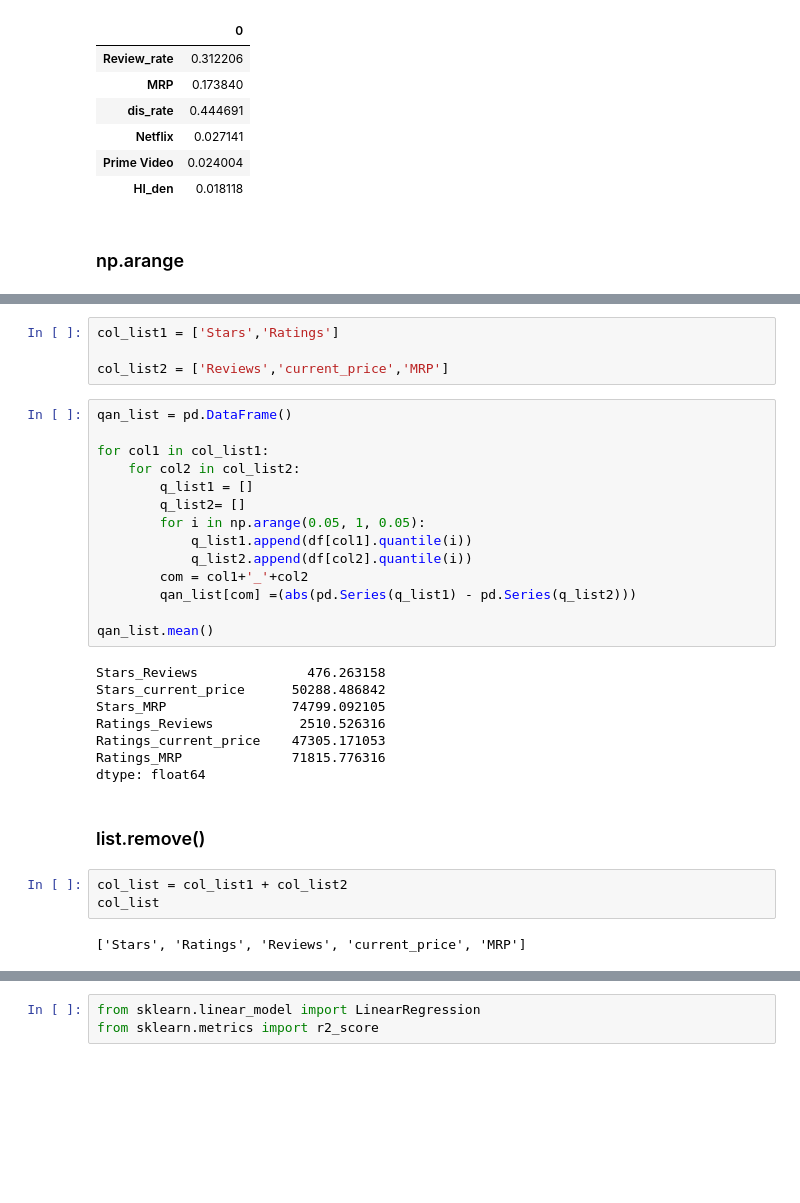
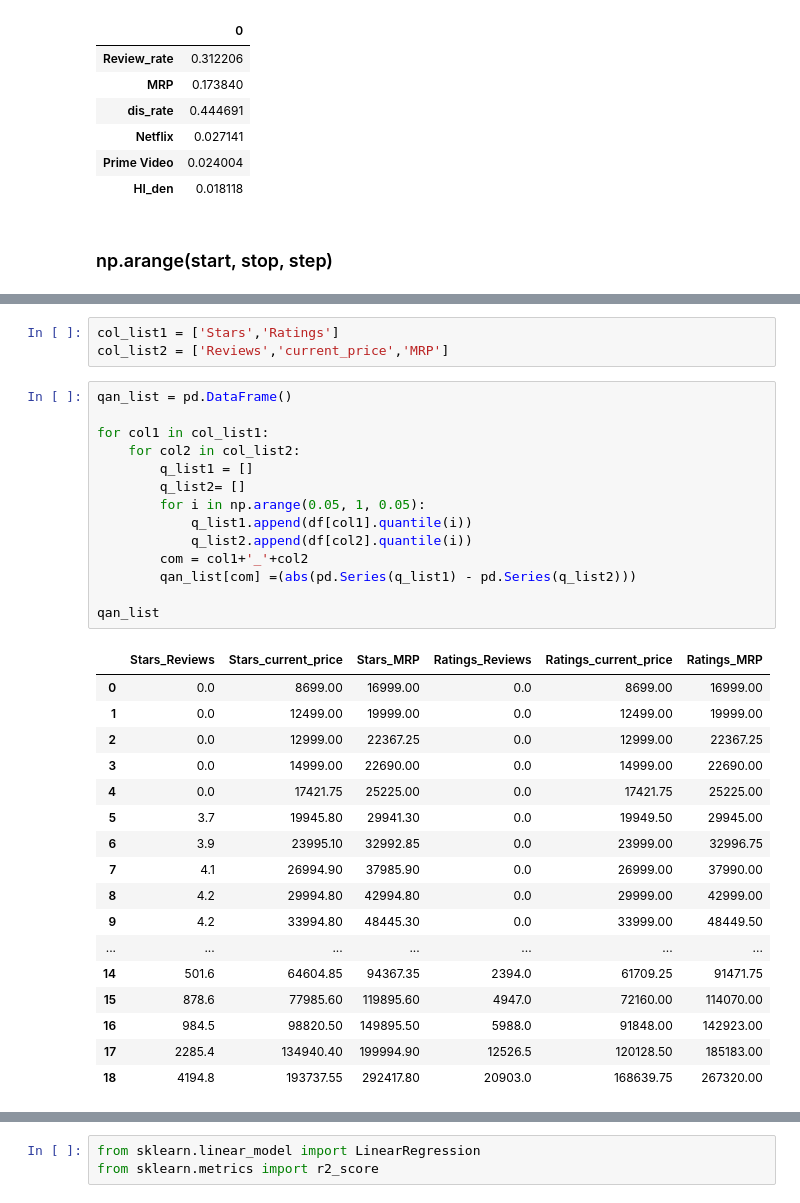
Before and after one commit to smjune/ipynb, a Jupyter notebook: dessa/dessa1_TV.ipynb, the cells around one changed output, grey strips where cells are left out. Drawn from its saved outputs; the diff is of its cells as text; blank space fills up the shorter version.

```diff
--- a/dessa/dessa1_TV.ipynb
+++ b/dessa/dessa1_TV.ipynb
@@ -188,7 +188,7 @@ result
 | Prime Video | 0.024004 |
 | HI_den | 0.018118 |
 # %% [markdown]
-### np.arange
+### np.arange(start, stop, step)
 # %%
 df.head(5)
 # %% [output]
@@ -200,34 +200,36 @@ df.head(5)
 | 4 | Xiaomi | 4.3 | 3120 | 305 | 15499 | 24999 | Netflix|Prime Video|Disney+Hotsta... | Operating System: Android | ... |
 # %%
 col_list1 = ['Stars','Ratings']
-
 col_list2 = ['Reviews','current_price','MRP']
 # %%
 qan_list = pd.DataFrame()
 
 for col1 in col_list1:
     for col2 in col_list2:
         q_list1 = []
         q_list2= []
         for i in np.arange(0.05, 1, 0.05):
             q_list1.append(df[col1].quantile(i))
             q_list2.append(df[col2].quantile(i))
         com = col1+'_'+col2
         qan_list[com] =(abs(pd.Series(q_list1) - pd.Series(q_list2)))
 
-qan_list.mean()
+qan_list
 # %% [output]
-Stars_Reviews              476.263158
-Stars_current_price      50288.486842
-Stars_MRP                74799.092105
-Ratings_Reviews           2510.526316
-Ratings_current_price    47305.171053
-Ratings_MRP              71815.776316
-dtype: float64
+|  | Stars_Reviews | Stars_current_price | Stars_MRP | Ratings_Reviews | Ratings_current_price | Ratings_MRP |
+| 0 | 0.0 | 8699.00 | 16999.00 | 0.0 | 8699.00 | 16999.00 |
+| 1 | 0.0 | 12499.00 | 19999.00 | 0.0 | 12499.00 | 19999.00 |
+| 2 | 0.0 | 12999.00 | 22367.25 | 0.0 | 12999.00 | 22367.25 |
+| 3 | 0.0 | 14999.00 | 22690.00 | 0.0 | 14999.00 | 22690.00 |
+| 4 | 0.0 | 17421.75 | 25225.00 | 0.0 | 17421.75 | 25225.00 |
+| 5 | 3.7 | 19945.80 | 29941.30 | 0.0 | 19949.50 | 29945.00 |
+| 6 | 3.9 | 23995.10 | 32992.85 | 0.0 | 23999.00 | 32996.75 |
+| 7 | 4.1 | 26994.90 | 37985.90 | 0.0 | 26999.00 | 37990.00 |
+| 8 | 4.2 | 29994.80 | 42994.80 | 0.0 | 29999.00 | 42999.00 |
+| 9 | 4.2 | 33994.80 | 48445.30 | 0.0 | 33999.00 | 48449.50 |
+| ... | ... | ... | ... | ... | ... | ... |
+| 14 | 501.6 | 64604.85 | 94367.35 | 2394.0 | 61709.25 | 91471.75 |
+| 15 | 878.6 | 77985.60 | 119895.60 | 4947.0 | 72160.00 | 114070.00 |
+| 16 | 984.5 | 98820.50 | 149895.50 | 5988.0 | 91848.00 | 142923.00 |
+| 17 | 2285.4 | 134940.40 | 199994.90 | 12526.5 | 120128.50 | 185183.00 |
+| 18 | 4194.8 | 193737.55 | 292417.80 | 20903.0 | 168639.75 | 267320.00 |
-# %% [markdown]
-### list.remove()
-# %%
-col_list = col_list1 + col_list2
-col_list
-# %% [output]
-['Stars', 'Ratings', 'Reviews', 'current_price', 'MRP']
```
Also changed, not shown: parts of 5 cells of this notebook, 6 other files.
